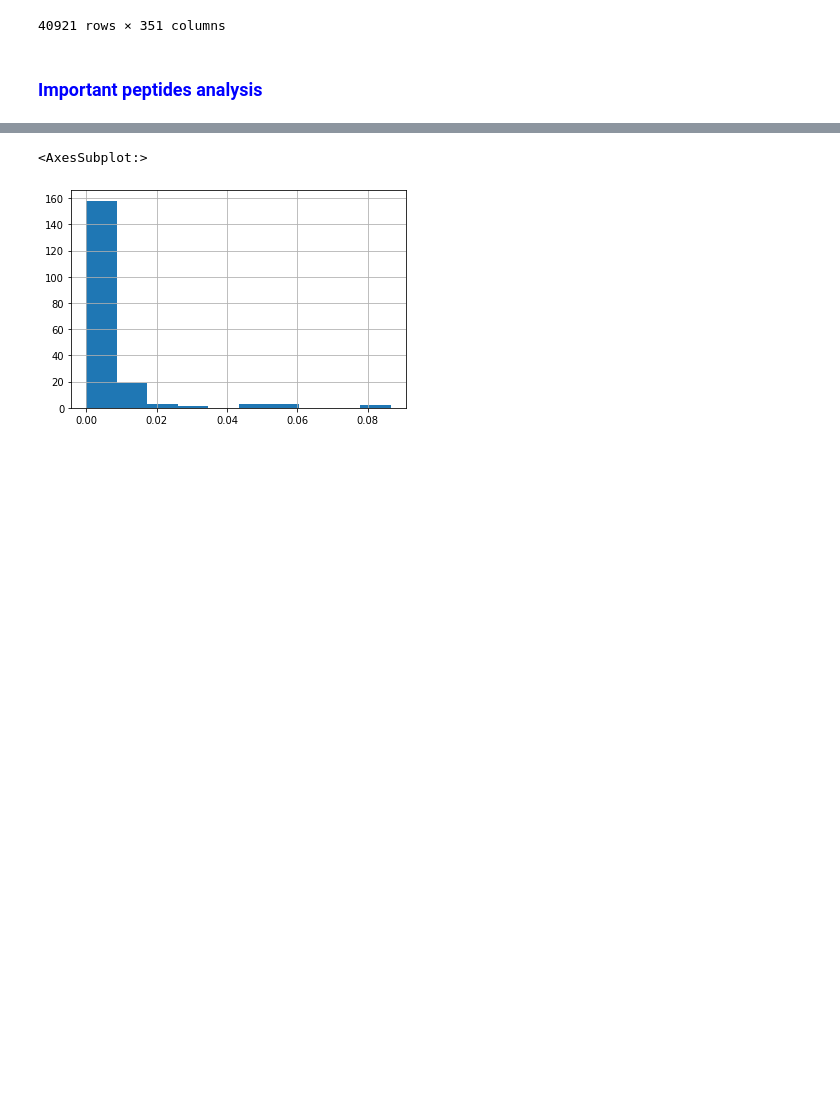
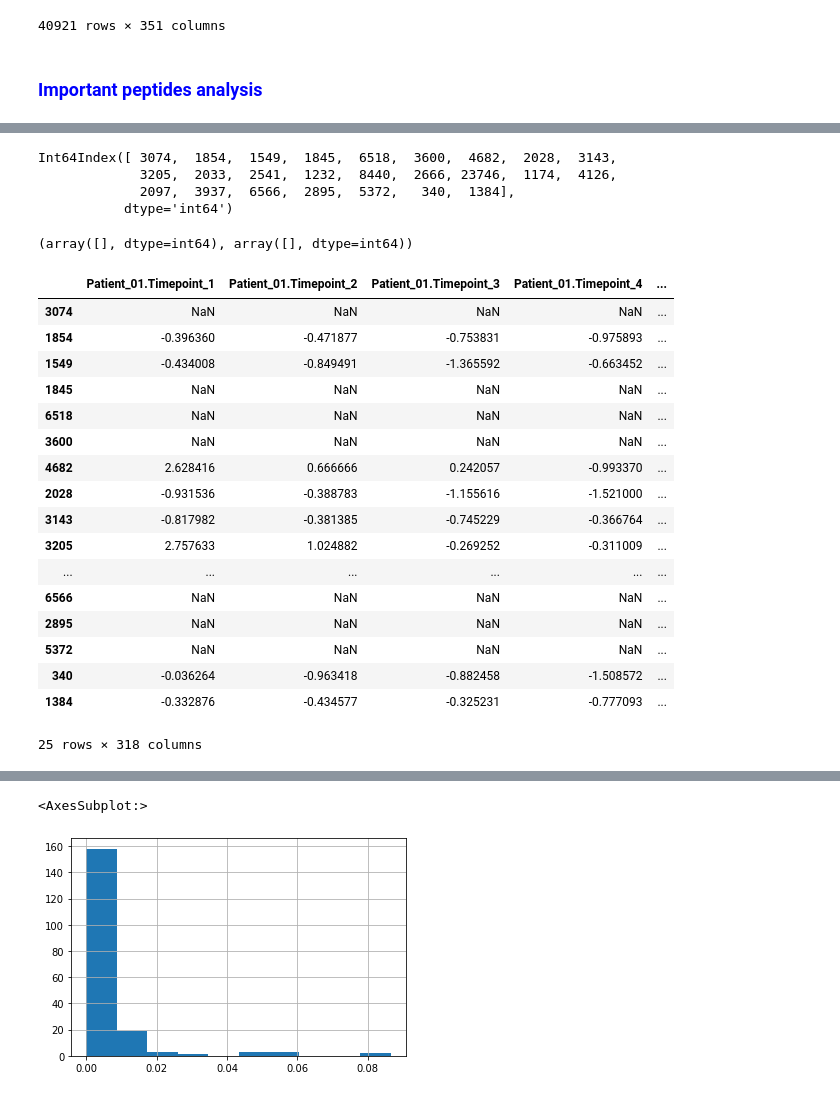
Before and after one commit to SasyaReddi/cse291c-plasma-weightloss, a Jupyter notebook: FinalReport-Data.ipynb, the cells around one changed output, grey strips where cells are left out. Cells and saved outputs as stored; diff of their text form; code cells hidden in the pictures; blank space fills up the shorter version.

```diff
--- a/FinalReport-Data.ipynb
+++ b/FinalReport-Data.ipynb
@@ -878,0 +977,2 @@ array([ 3143,  1232,  2666, ..., 27279, 27278,     0])
+# %%
+zscored_peptidoforms_intensity_df = peptidoforms_intensity_df.iloc[top_25_peptidoform_indices,:].copy()
@@ -878,0 +1002,7 @@ array([ 3143,  1232,  2666, ..., 27279, 27278,     0])
+# %%
+zscored_peptidoforms_intensity_df.index
+# %% [output]
+Int64Index([ 3074,  1854,  1549,  1845,  6518,  3600,  4682,  2028,  3143,
+             3205,  2033,  2541,  1232,  8440,  2666, 23746,  1174,  4126,
+             2097,  3937,  6566,  2895,  5372,   340,  1384],
+           dtype='int64')
@@ -878,0 +1017,25 @@ array([ 3143,  1232,  2666, ..., 27279, 27278,     0])
+# %%
+np.where(zscored_peptidoforms_intensity_df.isna())
+# %% [output]
+(array([], dtype=int64), array([], dtype=int64))
+# %%
+zscored_peptidoforms_intensity_df.iloc[:,32:]
+# %% [output]
+|  | Patient_01.Timepoint_1 | Patient_01.Timepoint_2 | Patient_01.Timepoint_3 | Patient_01.Timepoint_4 | ... |
+| 3074 | NaN | NaN | NaN | NaN | ... |
+| 1854 | -0.396360 | -0.471877 | -0.753831 | -0.975893 | ... |
+| 1549 | -0.434008 | -0.849491 | -1.365592 | -0.663452 | ... |
+| 1845 | NaN | NaN | NaN | NaN | ... |
+| 6518 | NaN | NaN | NaN | NaN | ... |
+| 3600 | NaN | NaN | NaN | NaN | ... |
+| 4682 | 2.628416 | 0.666666 | 0.242057 | -0.993370 | ... |
+| 2028 | -0.931536 | -0.388783 | -1.155616 | -1.521000 | ... |
+| 3143 | -0.817982 | -0.381385 | -0.745229 | -0.366764 | ... |
+| 3205 | 2.757633 | 1.024882 | -0.269252 | -0.311009 | ... |
+| ... | ... | ... | ... | ... | ... |
+| 6566 | NaN | NaN | NaN | NaN | ... |
+| 2895 | NaN | NaN | NaN | NaN | ... |
+| 5372 | NaN | NaN | NaN | NaN | ... |
+| 340 | -0.036264 | -0.963418 | -0.882458 | -1.508572 | ... |
+| 1384 | -0.332876 | -0.434577 | -0.325231 | -0.777093 | ... |
+25 rows × 318 columns
```
Also changed, not shown: parts of 28 cells of this notebook.
